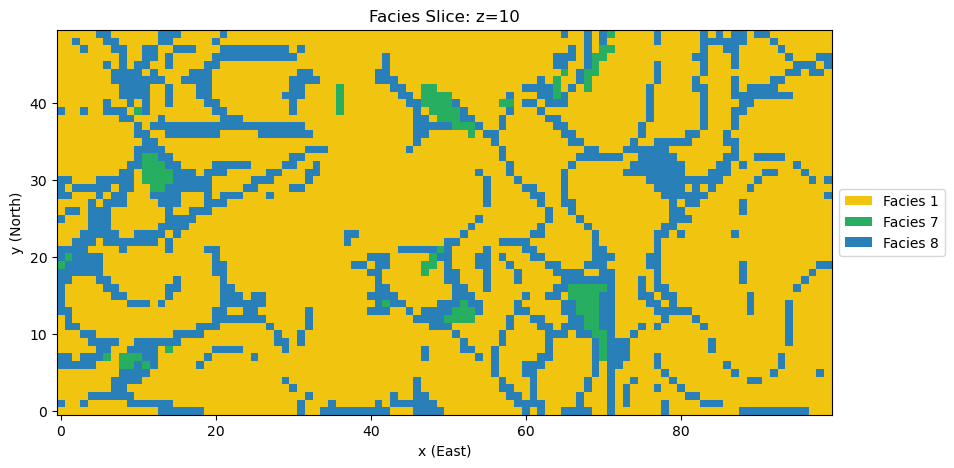
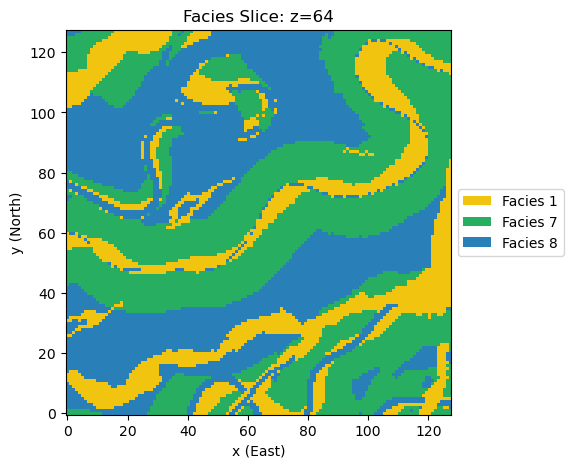
Unified diff of the notebook cell whose output changed from the first chart to the second:
--- before
+++ after
@@ -26,17 +26,21 @@
 
     # --- 2. Slicing ---
+    # --- 2. Slicing ---
     nz, ny, nx = fac_vol.shape
     if slice_axis == 'z':
+        # Map view: y on vertical, x on horizontal
         idx = slice_idx if slice_idx is not None else nz // 2
         slc = fac_vol[idx, :, :]
         ylabel, xlabel = "y (North)", "x (East)"
     elif slice_axis == 'y':
+        # XZ Cross-section: z on vertical, x on horizontal
         idx = slice_idx if slice_idx is not None else ny // 2
-        slc = fac_vol[:, idx, :].T
-        ylabel, xlabel = "z (Depth)", "x (East)"
-    else: # x
+        slc = fac_vol[:, idx, :]  # Removed .T
+        ylabel, xlabel = "z (Depth/Elevation)", "x (East)"
+    else: # slice_axis == 'x'
+        # YZ Cross-section: z on vertical, y on horizontal
         idx = slice_idx if slice_idx is not None else nx // 2
-        slc = fac_vol[:, :, idx].T
-        ylabel, xlabel = "z (Depth)", "y (North)"
+        slc = fac_vol[:, :, idx] # Removed .T
+        ylabel, xlabel = "z (Depth/Elevation)", "y (North)"
 
     # --- 3. Colors & Plot ---
@@ -47,5 +51,5 @@
 
     plt.figure(figsize=(10, 5))
-    plt.imshow(slc, origin='lower', cmap=cmap, norm=norm, aspect='auto')
+    plt.imshow(slc, origin='lower', cmap=cmap, norm=norm, aspect='equal')
     
     # Legend

Commit: added joblib test to batch script